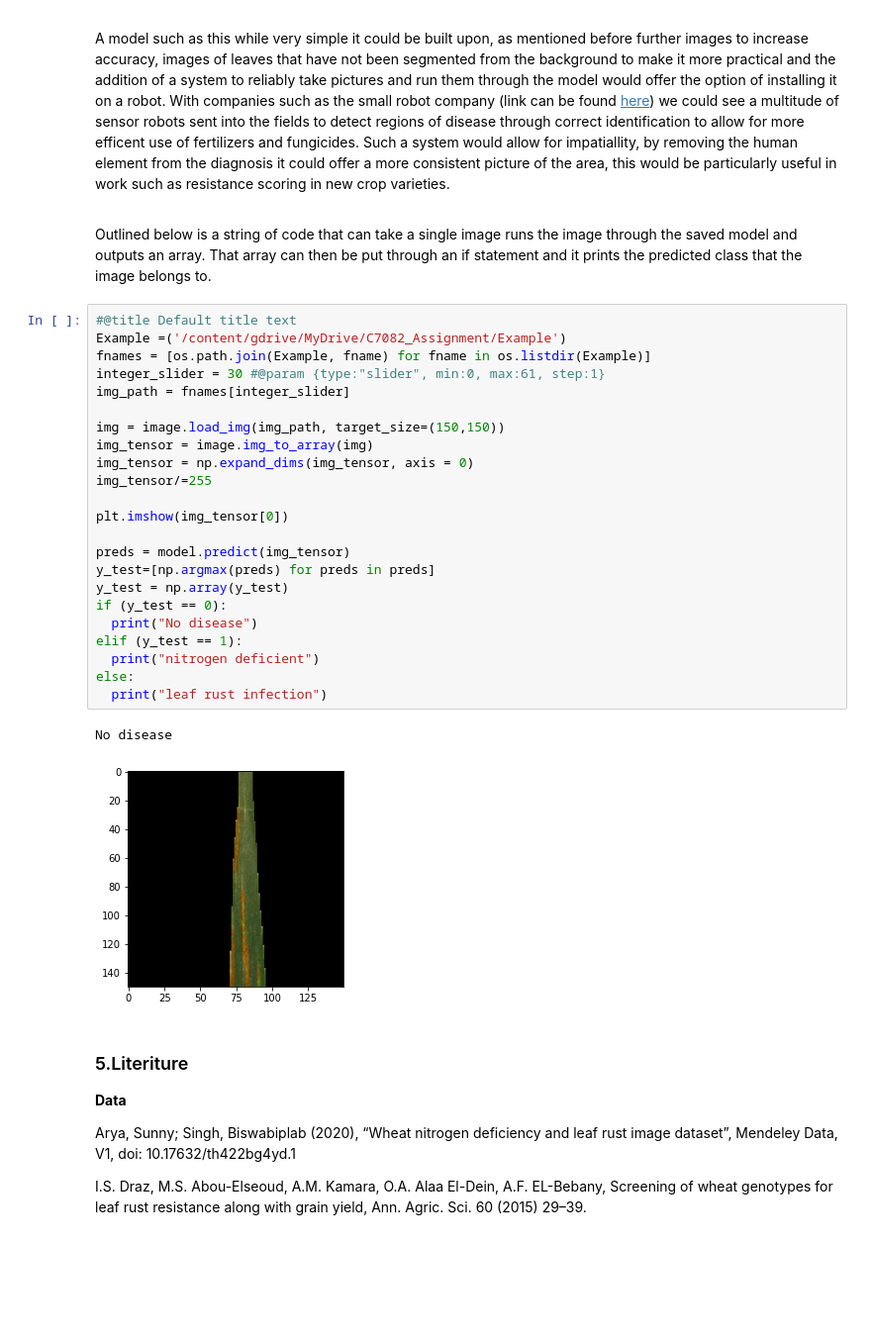
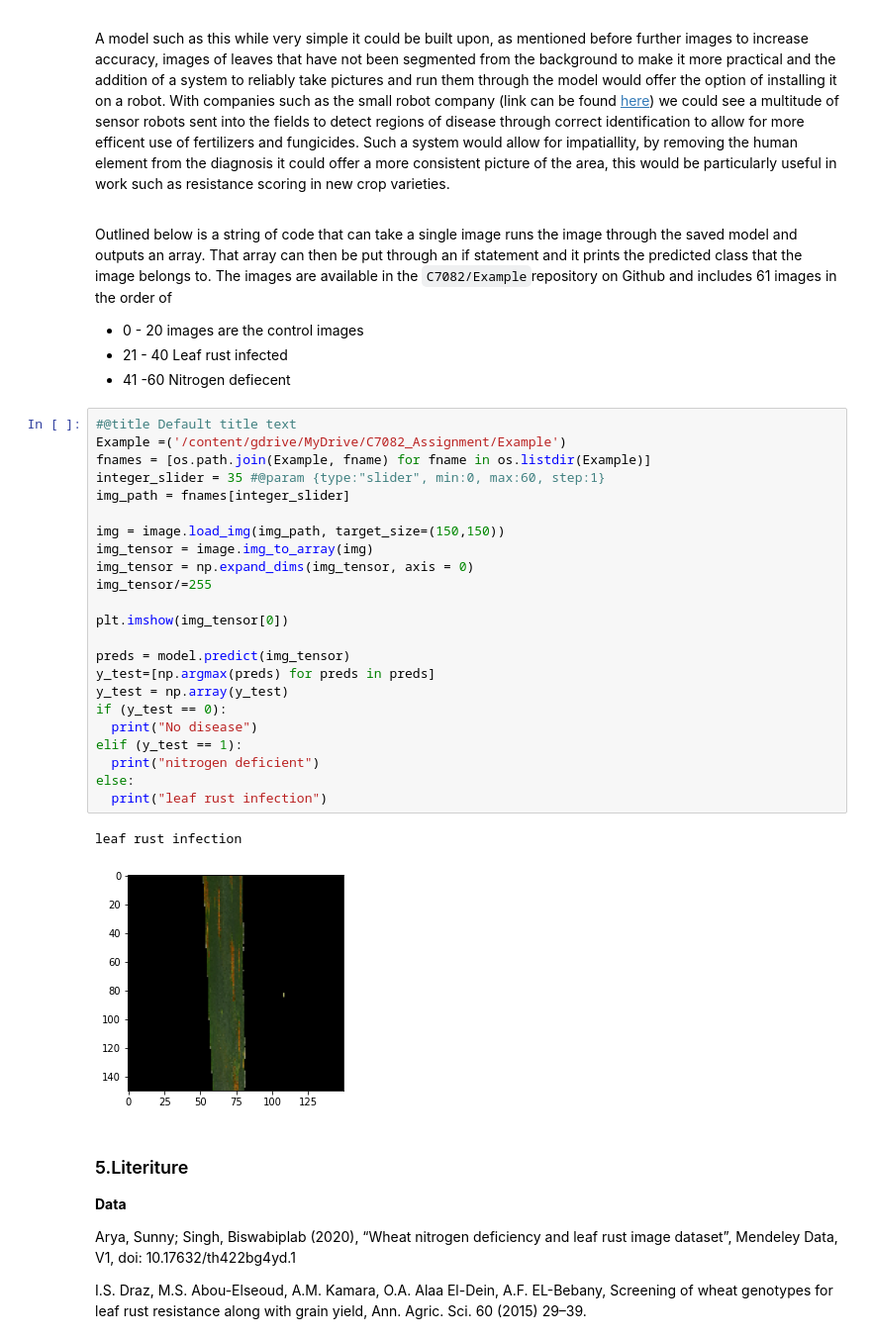
Before and after one commit to alexdoyle115/C7081_Assignment, a Jupyter notebook: Using_neural_networks_to_classify_wheat_leaf_diseases.ipynb, the cells around one changed output. Shown at 99% size. Cells and saved outputs as stored; diff of their text form; blank space fills up the shorter version.

```diff
--- a/Using_neural_networks_to_classify_wheat_leaf_diseases.ipynb
+++ b/Using_neural_networks_to_classify_wheat_leaf_diseases.ipynb
@@ -755,32 +764,37 @@ A model such as this while very simple it could be built upon, as mentioned befo
 </P>
 # %% [markdown]
 Outlined below is a string of code that can take a single image runs the image through the saved model and outputs an array. That array can then be put through an if statement and it prints the predicted class that the image belongs to.
+The images are available in the `C7082/Example`repository on Github and includes 61 images in the order of
+
+* 0 - 20 images are the control images
+* 21 - 40 Leaf rust infected
+* 41 -60 Nitrogen defiecent
 # %%
 #@title Default title text
 Example =('/content/gdrive/MyDrive/C7082_Assignment/Example')
 fnames = [os.path.join(Example, fname) for fname in os.listdir(Example)]
-integer_slider = 30 #@param {type:"slider", min:0, max:61, step:1}
+integer_slider = 35 #@param {type:"slider", min:0, max:60, step:1}
 img_path = fnames[integer_slider]
 
 img = image.load_img(img_path, target_size=(150,150))
 img_tensor = image.img_to_array(img)
 img_tensor = np.expand_dims(img_tensor, axis = 0)
 img_tensor/=255
 
 plt.imshow(img_tensor[0])
 
 preds = model.predict(img_tensor)
 y_test=[np.argmax(preds) for preds in preds]
 y_test = np.array(y_test)
 if (y_test == 0):
   print("No disease")
 elif (y_test == 1):
   print("nitrogen deficient")
 else:
   print("leaf rust infection")
 # %% [output]
-No disease
+leaf rust infection
-[figure, old version]
+[figure, new version]
 # %% [markdown]
 ### 5.Literiture
 **Data**
```
Also changed, not shown: parts of 20 cells of this notebook.
